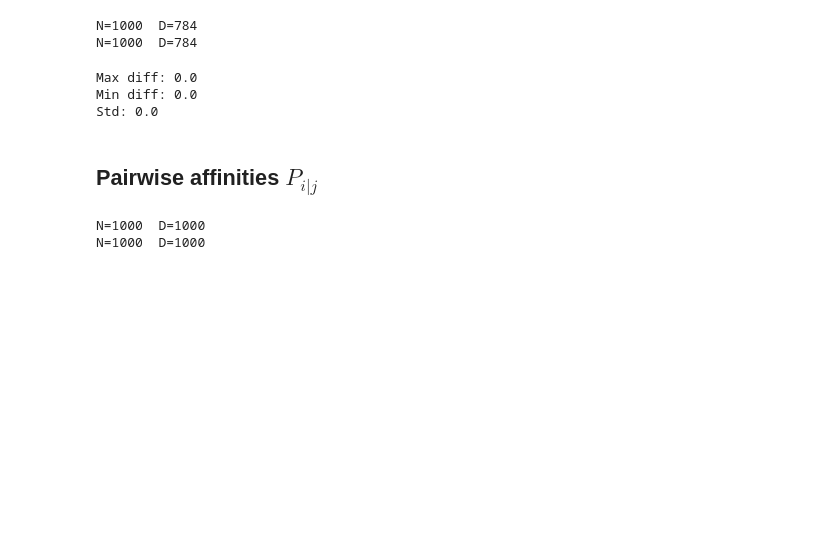
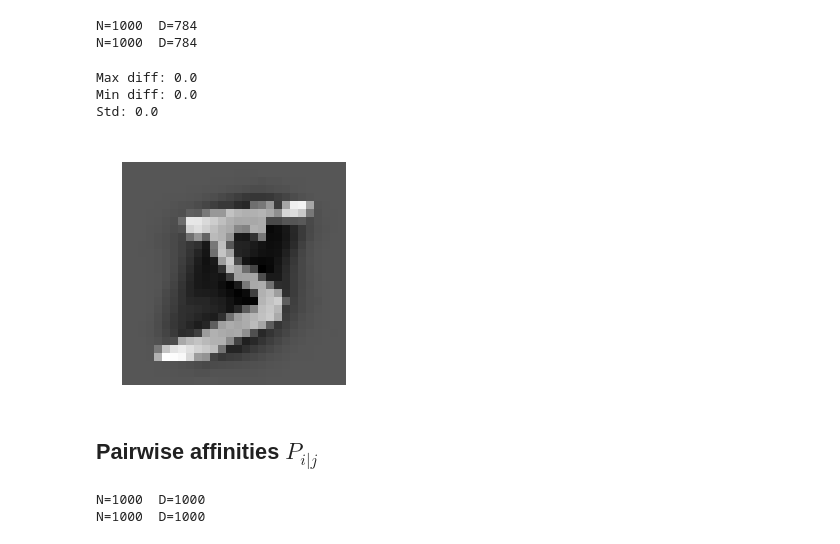
Before and after one commit to albertomontesg/fast-tsne, a Jupyter notebook: code/numerical_check/numerical_checking.ipynb, the cells around one changed output. Saved outputs shown, nothing was run; the diff lists cells and outputs as text; code cells hidden in the pictures; blank space fills up the shorter version.

```diff
--- a/code/numerical_check/numerical_checking.ipynb
+++ b/code/numerical_check/numerical_checking.ipynb
@@ -23,7 +40,7 @@ def read_results(file_name):
 file_name = "X_normalized"
 
 X_1 = read_results(os.path.join("../implementations/original", "datum", file_name))
-X_2 = read_results(os.path.join("../implementations/naive_tsne", "datum", file_name))
+X_2 = read_results(os.path.join("../implementations/tsne_exact_optimizations", "datum", file_name))
 # %% [output]
 N=1000  D=784
 N=1000  D=784
@@ -35,6 +52,12 @@ print(f"Max diff: {diff.max()}\nMin diff: {diff.min()}\nStd: {diff.std()}")
 Max diff: 0.0
 Min diff: 0.0
 Std: 0.0
+# %%
+plt.matshow(X_2[0,:].reshape(28,28),cmap="gray")
+plt.axis("off")
+plt.show()
+# %% [output]
+[figure, added]
 # %% [markdown]
 ## Pairwise affinities $P_{i|j}$
 # %%
```
Also changed, not shown: parts of 16 cells of this notebook, 15 other files.
